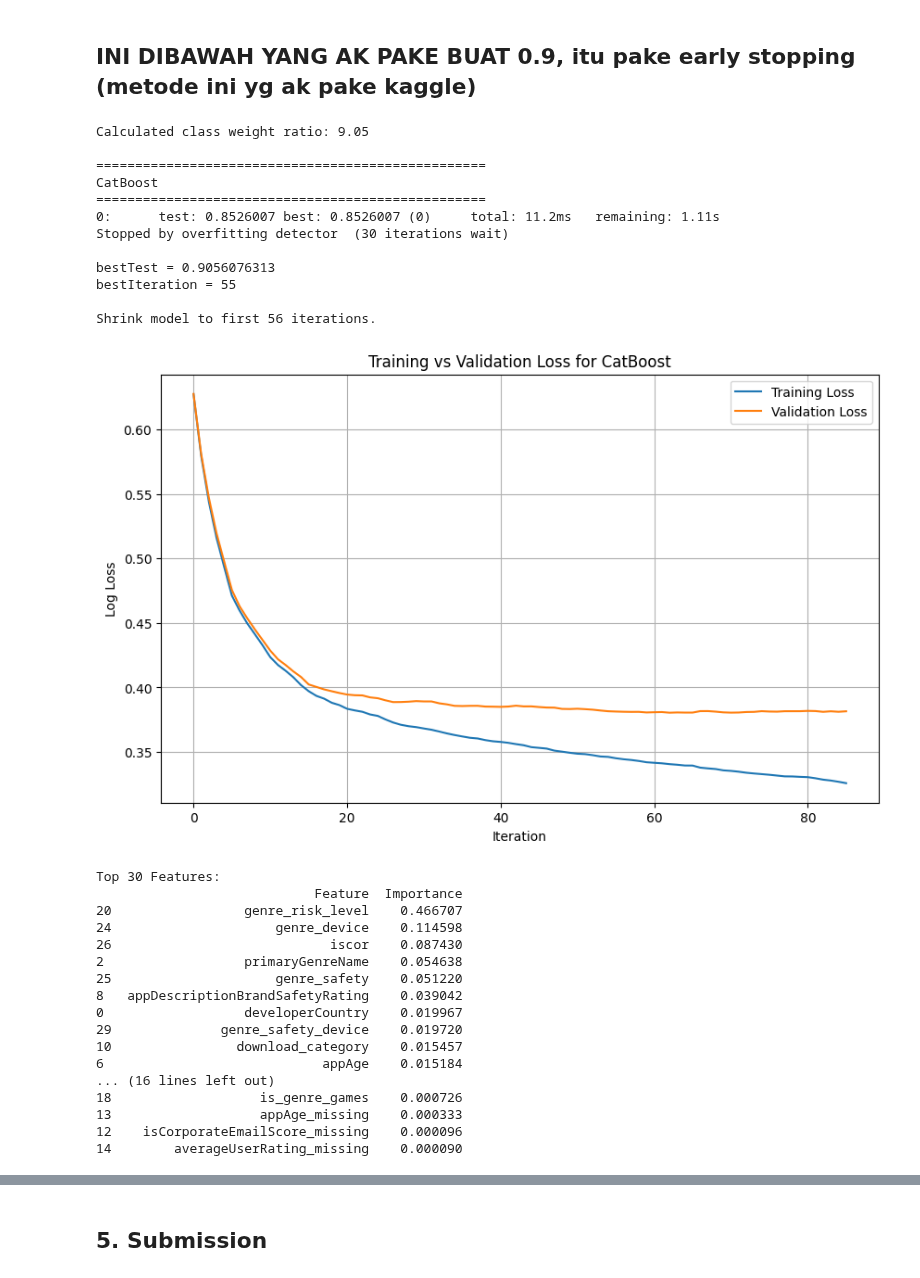
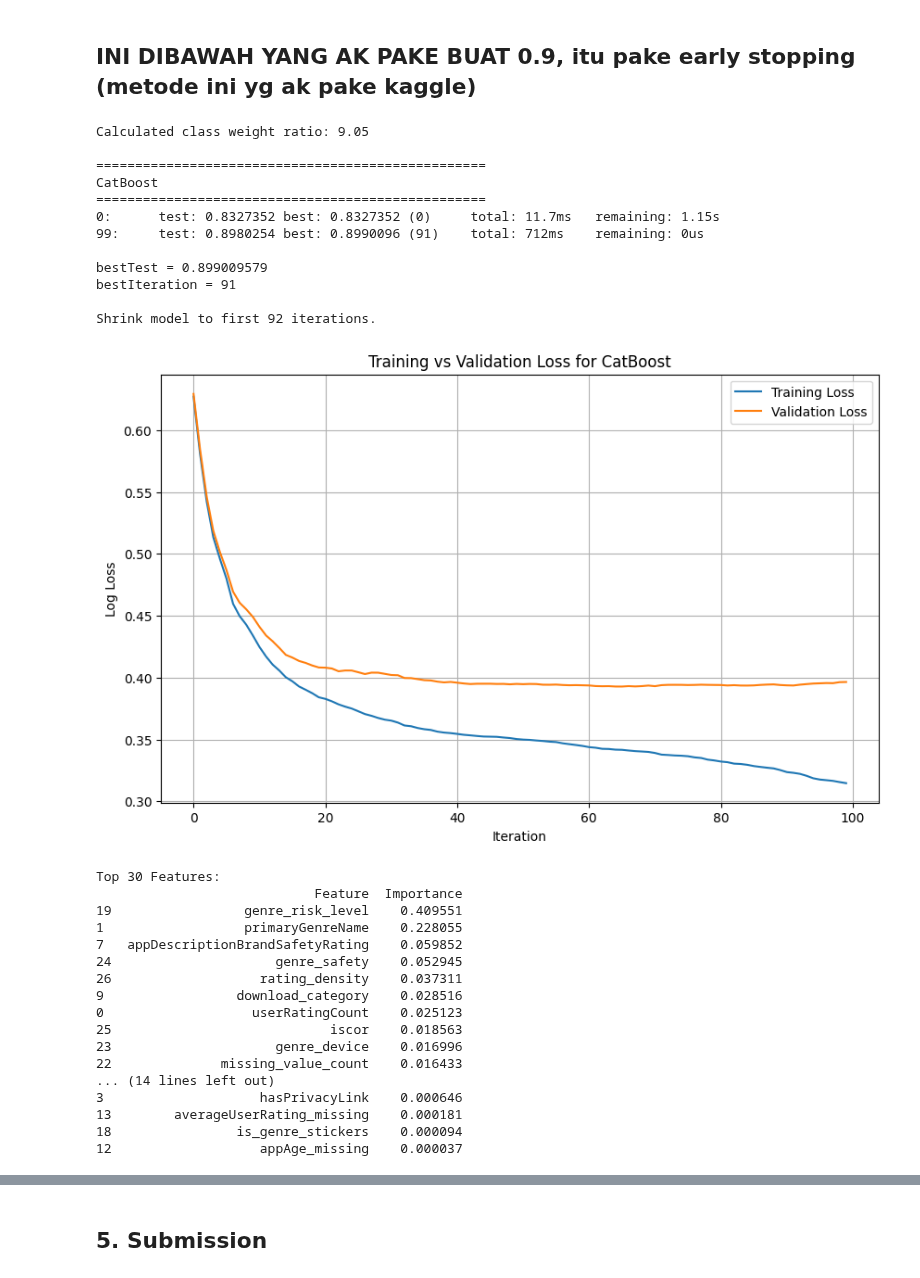
Before and after one commit to Reasondro/FindIT, a Jupyter notebook: Find_IT_Ale_New.ipynb, the cells around one changed output, grey strips where cells are left out. Saved outputs shown, nothing was run; the diff lists cells and outputs as text; code cells hidden in the pictures.

```diff
--- a/Find_IT_Ale_New.ipynb
+++ b/Find_IT_Ale_New.ipynb
@@ -1608,23 +1608,22 @@ class FeatureCreator(BaseEstimator, TransformerMixin):
                 else:
                     # return 'Other_Known_Cat' # Group all other known countries
                     return 'Other_Known_Cat' # Group all other known countries
-
-
             X_['dev_country_grp'] = X_['developerCountry'].apply(simplify_dev_country).astype(str) # Ensure string type
+            X_= X_.drop(columns =["developerCountry"])
 
             print("  Created feature: dev_country_grp")
 
         # Inside FeatureCreator.transform, after genre_safety and genre_device are created
-        if 'genre_safety' in X_.columns and 'genre_device' in X_.columns:
-            # Combine the existing interaction strings
-            X_['genre_safety_device'] = X_['genre_safety'] + "__" + X_['genre_device'] # Use double underscore as separator
-            created_features_in_run.append('genre_safety_device')
-            if self.verbose: print("  - Added: genre_safety_device")
+        # if 'genre_safety' in X_.columns and 'genre_device' in X_.columns:
+        #     # Combine the existing interaction strings
+        #     X_['genre_safety_device'] = X_['genre_safety'] + "__" + X_['genre_device'] # Use double underscore as separator
+        #     created_features_in_run.append('genre_safety_device')
+        #     if self.verbose: print("  - Added: genre_safety_device")
 
-        if 'genre_risk_level' in X_.columns and 'rating_density' in X_.columns:
-            X_['genreRisk_x_ratingDensity'] = X_['genre_risk_level'] * X_['rating_density']
-            created_features_in_run.append('genreRisk_x_ratingDensity')
-            if self.verbose: print("  - Added: genreRisk_x_ratingDensity")
+        # if 'genre_risk_level' in X_.columns and 'rating_density' in X_.columns:
+        #     X_['genreRisk_x_ratingDensity'] = X_['genre_risk_level'] * X_['rating_density']
+        #     created_features_in_run.append('genreRisk_x_ratingDensity')
+        #     if self.verbose: print("  - Added: genreRisk_x_ratingDensity")
 
         self.new_feature_names_ = created_features_in_run
 
@@ -2183,9 +2182,9 @@ cat_features = [
     "iscor",
     "genre_device",
     "genre_safety",
-    "developerCountry",
+    # "developerCountry",
     'dev_country_grp',
-    "genre_safety_device"
+    # "genre_safety_device"
 ]
 
 def evaluate_model(model, X_train, y_train, X_val, y_val, model_name):
@@ -2350,58 +2349,58 @@ models = {
       eval_metric = 'AUC',
       random_seed = 42,
       class_weights = [1, class_weight_ratio],
-      verbose = 0, # Keep verbose low during loop
-      bootstrap_type = "Bernoulli", # Add other fixed params
-      grow_policy = "Lossguide",   # Add other fixed params
+      verbose = 0,
+      bootstrap_type = "Bernoulli",
+      grow_policy = "Lossguide",
 
 
     )
 }
 
 # Evaluate all models
 results = {}
 for name, model in models.items():
     try:
         trained_model, auc_score = evaluate_model(model, X_train, y_train, X_val, y_val, name)
         results[name] = {'model': trained_model, 'auc': auc_score}
     except Exception as e:
         print(f"Failed to evaluate {name}: {e}")
         continue
 
 # Display results summary
 print("\n" + "="*50)
 print("Model Performance Summary (AUC)")
 print("="*50)
 for name, result in sorted(results.items(), key=lambda x: x[1]['auc'], reverse=True):
     print(f"{name}: {result['auc']:.6f}")
 # %% [output]
 Calculated class weight ratio: 9.05
 
 ==================================================
 CatBoost
 ==================================================
-0:      test: 0.8526007 best: 0.8526007 (0)     total: 11.2ms   remaining: 1.11s
-Stopped by overfitting detector  (30 iterations wait)
+0:      test: 0.8327352 best: 0.8327352 (0)     total: 11.7ms   remaining: 1.15s
+99:     test: 0.8980254 best: 0.8990096 (91)    total: 712ms    remaining: 0us
 
-bestTest = 0.9056076313
-bestIteration = 55
+bestTest = 0.899009579
+bestIteration = 91
 
-Shrink model to first 56 iterations.
+Shrink model to first 92 iterations.
-[figure, old version]
+[figure, new version]
 Top 30 Features:
                             Feature  Importance
-20                 genre_risk_level    0.466707
-24                     genre_device    0.114598
-26                            iscor    0.087430
-2                  primaryGenreName    0.054638
-25                     genre_safety    0.051220
-8   appDescriptionBrandSafetyRating    0.039042
-0                  developerCountry    0.019967
-29              genre_safety_device    0.019720
-10                download_category    0.015457
-6                            appAge    0.015184
-... (16 lines left out)
-18                   is_genre_games    0.000726
-13                   appAge_missing    0.000333
-12    isCorporateEmailScore_missing    0.000096
-14        averageUserRating_missing    0.000090
+19                 genre_risk_level    0.409551
+1                  primaryGenreName    0.228055
+7   appDescriptionBrandSafetyRating    0.059852
+24                     genre_safety    0.052945
+26                   rating_density    0.037311
+9                 download_category    0.028516
+0                   userRatingCount    0.025123
+25                            iscor    0.018563
+23                     genre_device    0.016996
+22              missing_value_count    0.016433
+... (14 lines left out)
+3                    hasPrivacyLink    0.000646
+13        averageUserRating_missing    0.000181
+18                is_genre_stickers    0.000094
+12                   appAge_missing    0.000037
```
Also changed, not shown: parts of 6 cells of this notebook.
